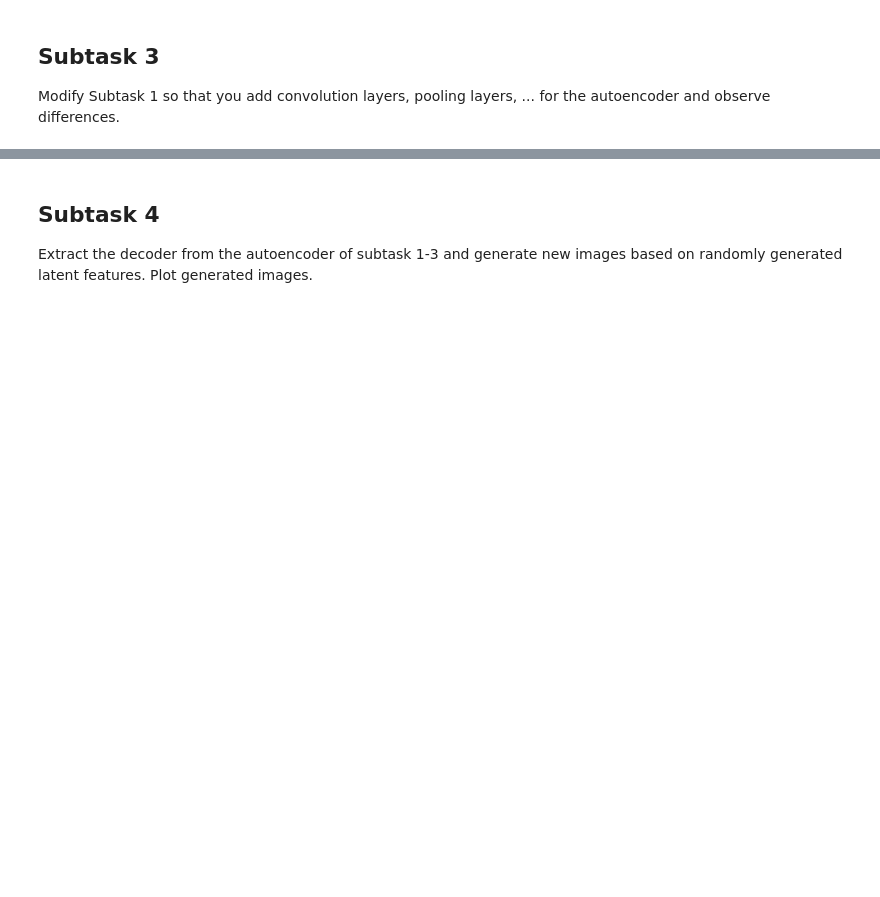
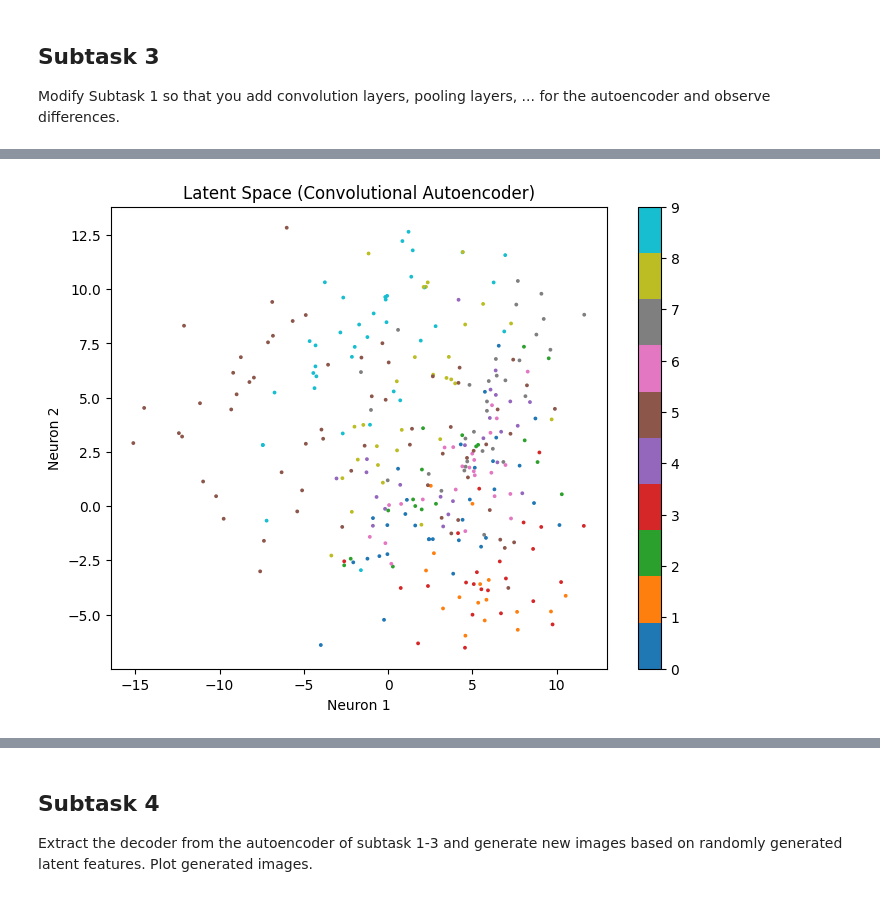
Before and after one commit to tushargarg18/Computational_Intelligence, a Jupyter notebook: lab3_stud.ipynb, the cells around one changed output, grey strips where cells are left out. Cells and saved outputs as stored; diff of their text form; code cells hidden in the pictures; blank space fills up the shorter version.

```diff
--- a/lab3_stud.ipynb
+++ b/lab3_stud.ipynb
@@ -522,0 +627,12 @@ Write your code here
+# %%
+encoder_c = tf.keras.Model(inputs=cae.input, outputs=cae.get_layer("bottleneck").output)
+latent_c = encoder_c.predict(x_train_images)
+
+plt.figure(figsize=(8,6))
+plt.scatter(latent_c[:,0], latent_c[:,1], c=t_y, cmap="tab10", s=3)
+plt.colorbar()
+plt.title("Latent Space (Convolutional Autoencoder)")
+plt.xlabel("Neuron 1")
+plt.ylabel("Neuron 2")
+plt.show()
+# %% [output]
@@ -522,0 +640 @@ Write your code here
+[figure, added]
```
Also changed, not shown: parts of 17 cells of this notebook.
